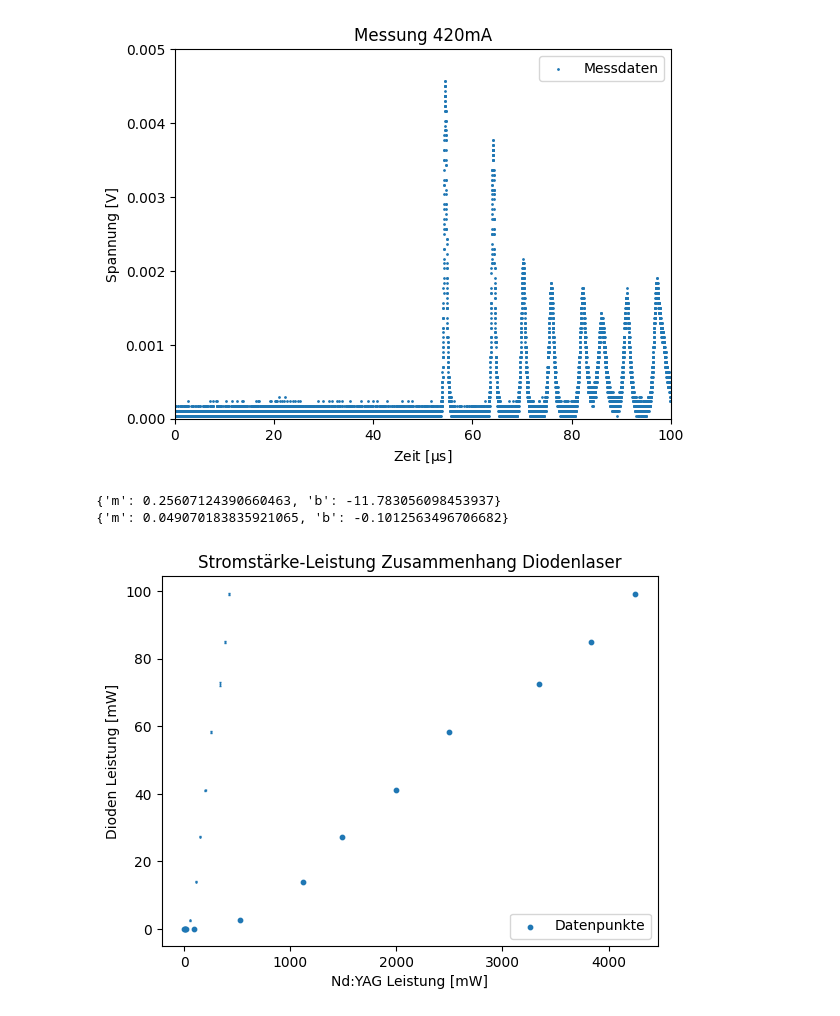
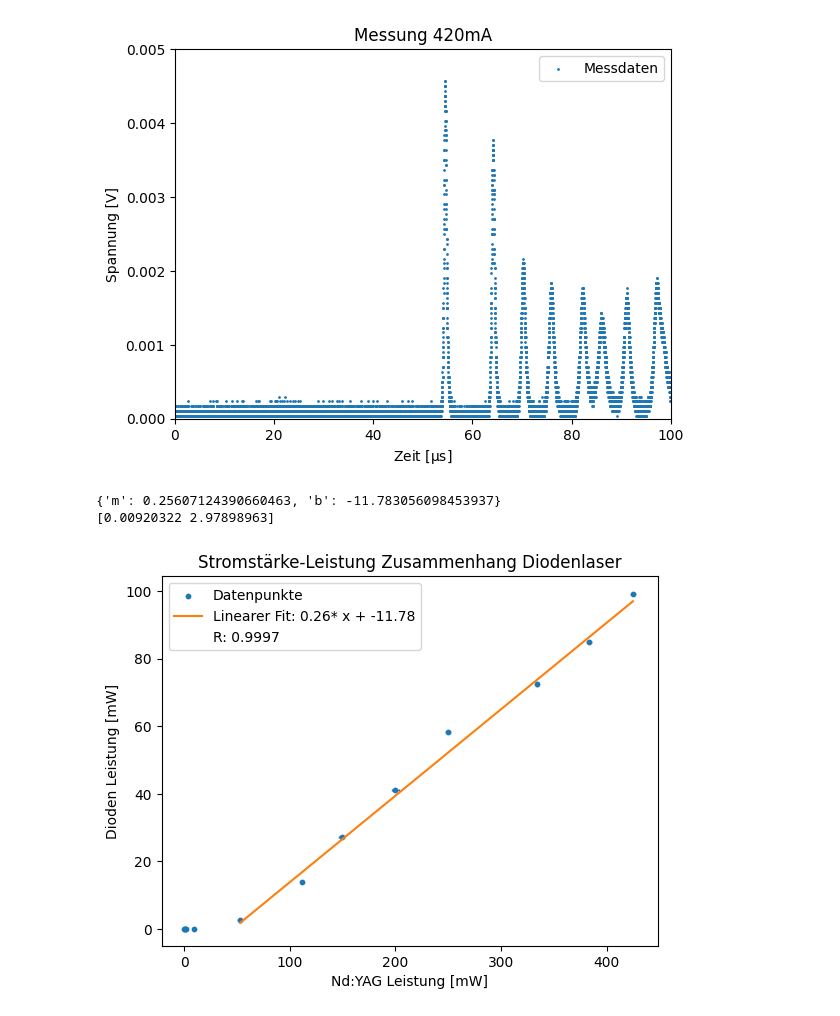
Before and after one commit to CaptainNikon/O2_Nd-YAG_Laser, a Jupyter notebook: Auswertung.ipynb, the cells around one changed output. Drawn from its saved outputs; the diff is of its cells as text; code cells hidden in the pictures.

```diff
--- a/Auswertung.ipynb
+++ b/Auswertung.ipynb
@@ -338,26 +338,23 @@ plt.show()
 # %%
 plt.errorbar(lpow2[:,1],ndpower[:,1],linestyle="",capsize=1,elinewidth=0.8,
             xerr = lpow2[:,2], yerr =ndpower[:,2], )
-plt.scatter(lpow2[:,1]*10,ndpower[:,1],
+plt.scatter(lpow2[:,1],ndpower[:,1],
             s=10,label="Datenpunkte")
 
 lparam1 = lmodel.make_params(m = 0.25,b = -11)
-lresult1 = lmodel.fit(ndpower[5:13,1],params=lparam1, x = lpow2[5:13,1],weights = ndpower[5:13,2])
-
-lparam2 = lmodel.make_params(m = 0.1,b = 0)
-lresult2 = lmodel.fit(ndpower[:6,1],params=lparam2, x = lpow2[:6,1],weights = ndpower[:6,2])
+lresult4 = lmodel.fit(ndpower[5:13,1],params=lparam1, x = lpow2[5:13,1],weights = ndpower[5:13,2])
 
 
-#plt.plot(lpow2[5:13,1],lresult1.best_fit)
-#plt.plot(lpow2[:6,1],lresult2.best_fit)
+plt.plot(lpow2[5:13,1],lresult4.best_fit,label='Linearer Fit: '+str(np.round(lresult4.best_values["m"],2))+"* x + "+str(np.round(lresult4.best_values["b"],2)))
+plt.plot([], [], ' ', label="R: "+str(np.round(lresult4.rsquared,4)))
 plt.xlabel("Nd:YAG Leistung [mW]")
 plt.ylabel("Dioden Leistung [mW]")
 plt.title("Stromstärke-Leistung Zusammenhang Diodenlaser")
 plt.legend()
 plt.savefig("Plots/powerup.pdf")
-print(lresult1.best_values)
-print(lresult2.best_values)
+print(lresult4.best_values)
+print(np.sqrt(np.diag(lresult4.covar)))
 # %% [output]
 {'m': 0.25607124390660463, 'b': -11.783056098453937}
-{'m': 0.049070183835921065, 'b': -0.1012563496706682}
+[0.00920322 2.97898963]
-[figure, old version]
+[figure, new version]
```
Also changed, not shown: 1 other file.
